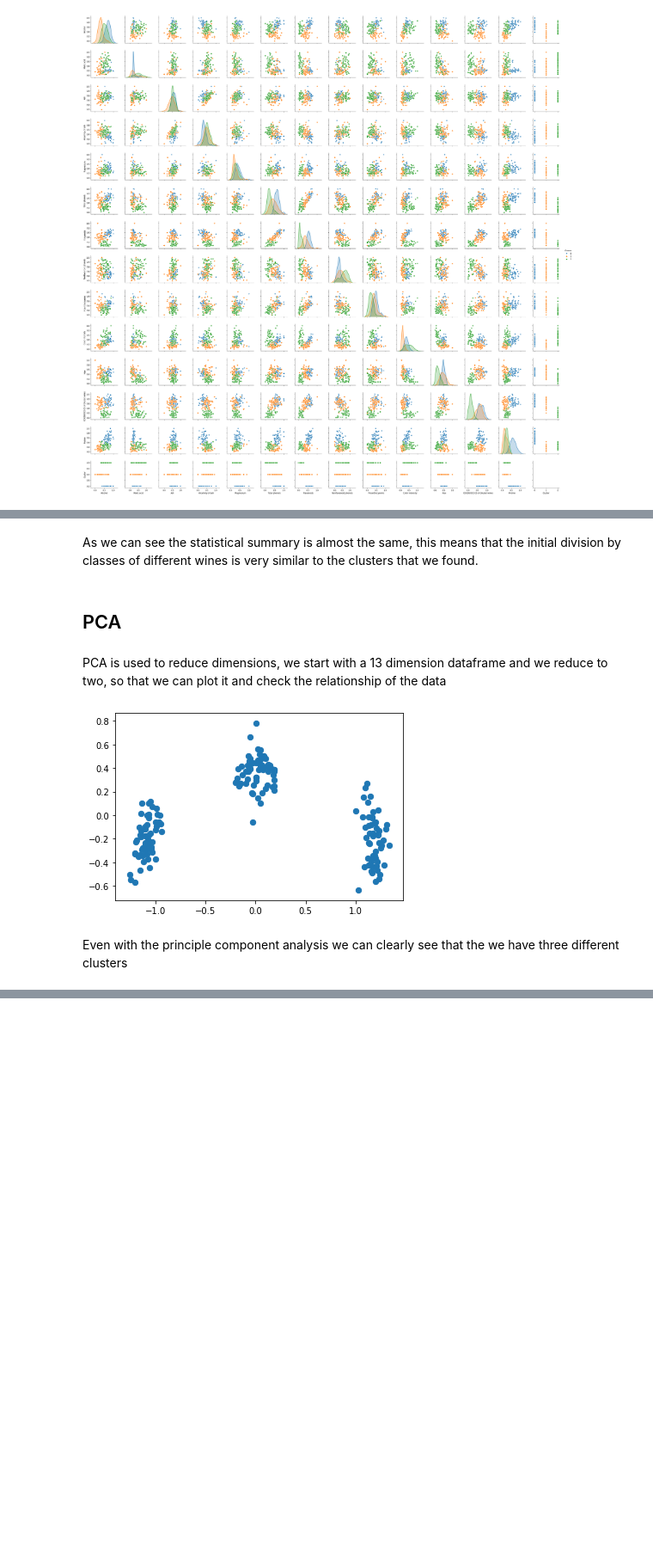
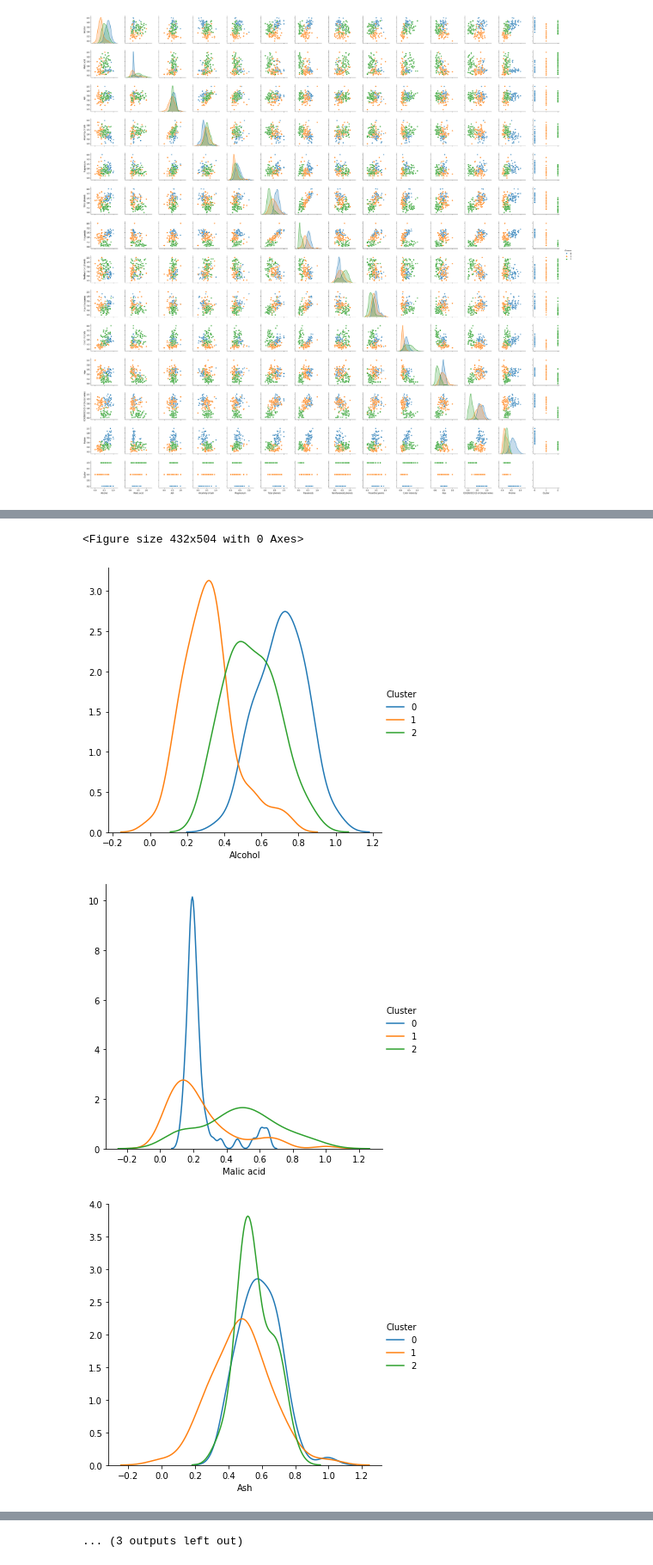
Before and after one commit to LucaScofano/Homework-4-ADM, a Jupyter notebook: Luca/K means.ipynb, the cells around one changed output, grey strips where cells are left out. Shown at 86% size. Cells and saved outputs as stored; diff of their text form; code cells hidden in the pictures; blank space fills up the shorter version.

Commit message:
K mean updated

```diff
--- a/Luca/K means.ipynb
+++ b/Luca/K means.ipynb
@@ -156,4 +212,2 @@ df_group
 # %%
-wine.columns =  ['Class','Alcohol', 'Malic acid','Ash','Alcalinity of ash','Magnesium','Total phenols','Flavanoids','Nonflavanoid phenols','Proanthocyanins','Color intensity','Hue','OD280/OD315 of diluted wines','Proline']
-wine_group = wine.groupby(['Class']).agg([np.sum, np.average, np.size, np.argmax]).reset_index()
-wine_group
+col = ['Alcohol', 'Malic acid','Ash','Alcalinity of ash','Magnesium','Total phenols','Flavanoids','Nonflavanoid phenols','Proanthocyanins','Color intensity','Hue','OD280/OD315 of diluted wines','Proline']
@@ -167,22 +214,10 @@ wine_group
-# %% [markdown]
-As we can see the statistical summary is almost the same, this means that the initial division by classes of different wines is very similar to the clusters that we found.
-# %% [markdown]
-## PCA
-# %% [markdown]
-PCA is used to reduce dimensions, we start with a 13 dimension dataframe and we reduce to two, so that we can plot it and check the relationship of the data
-# %%
-import scipy
-from sklearn import decomposition
-
-# del df['Cluster'] should we delete this or not?
-
-pca = decomposition.PCA(n_components=2)
-pca.fit(df)
-df_pca = pca.transform(df)
-
-plt.scatter(df_pca[:,0], df_pca[:,1], s=40)
-plt.show()
-# %% [output]
-[figure, removed]
-# %% [markdown]
-Even with the principle component analysis we can clearly see that the we have three different clusters
+# %%
+# we plot every distribution
+for i in col:
+    sns.FacetGrid(df,hue="Cluster",size=5).map(sns.distplot,i,hist=False).add_legend()
+plt.figure(figsize=(6,7))
+# %% [output]
+<Figure size 432x504 with 0 Axes>
+[figure, added]
+[figure, added]
+[figure, added]
@@ -188,0 +232 @@ Even with the principle component analysis we can clearly see that the we have t
+... (3 outputs left out)
```
Also changed, not shown: parts of 29 cells of this notebook.
